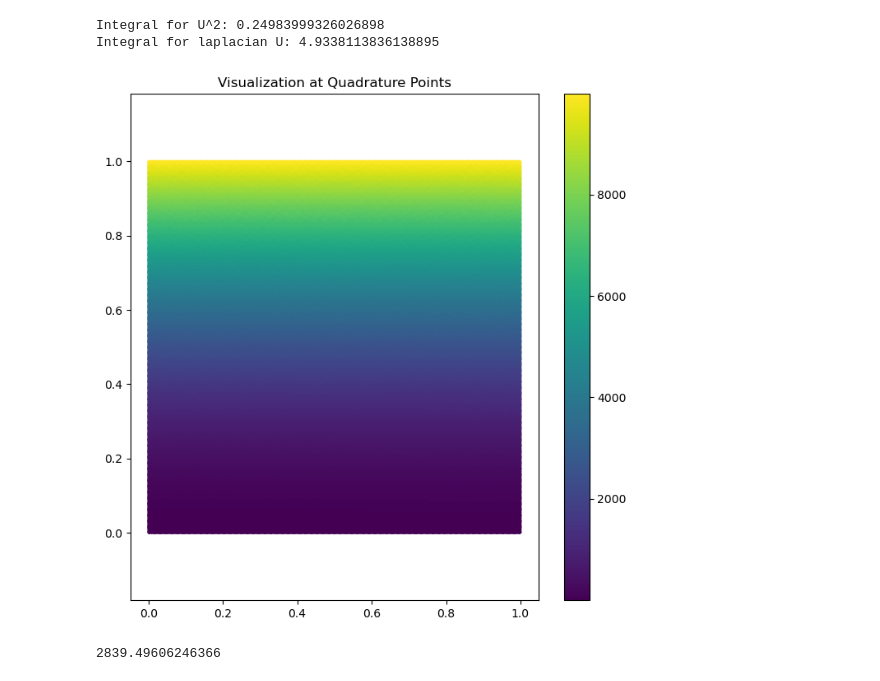
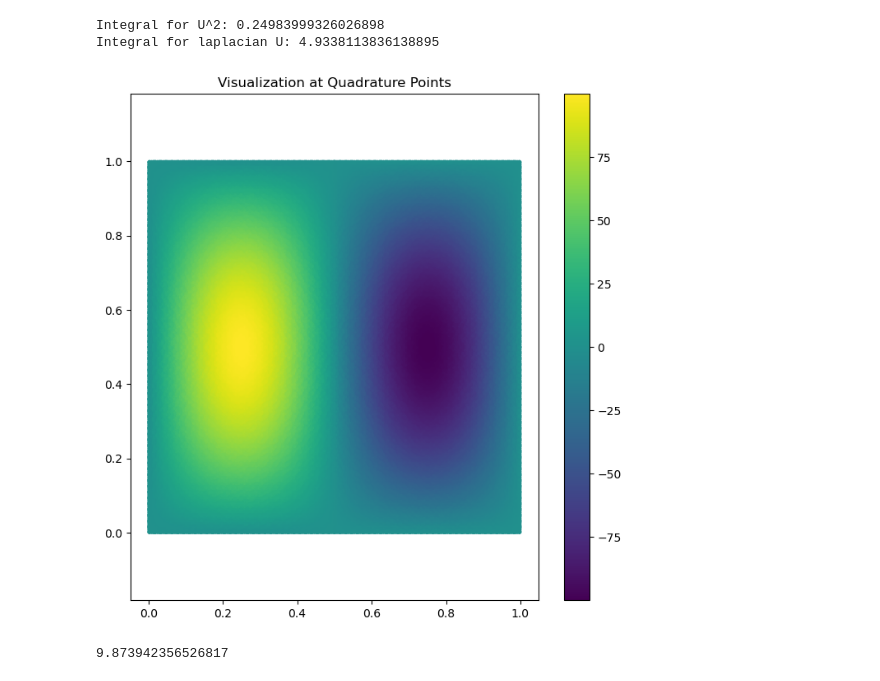
Before and after one commit to vcaipu/cqednumerics, a Jupyter notebook: fem_scratch.ipynb, the cells around one changed output. Drawn from its saved outputs; the diff is of its cells as text; code cells hidden in the pictures.

```diff
--- a/fem_scratch.ipynb
+++ b/fem_scratch.ipynb
@@ -435,6 +435,7 @@ def laplacian(u,grad_u,x_vec):
     return jnp.sum(grad_u**2, axis=0)
 
 def v(x,y):
+    return (100* jnp.sin(2*jnp.pi * x) * jnp.sin(jnp.pi * y))
     return (10 *(x)**2 +  10000*(y)**2)
 
 def lagrangian(u, grad_u, x_vec):
@@ -742,35 +738,36 @@ Integral for laplacian U: 4.9338113836138895
 def plot_at_quad(vals,element):
     X_ref,W_ref = fem.quadrature.get_quadrature(element,intorder)
     coords = basis.mapping.F(X_ref)
     flat_coords = coords.reshape(2, -1)
 
     plt.figure(figsize=(8, 8))
     sc = plt.scatter(flat_coords[0], flat_coords[1], c=vals, s=5, cmap='viridis')
 
     # 3. Add colorbar and formatting
     plt.colorbar(sc)
     plt.title("Visualization at Quadrature Points")
     plt.axis('equal')
     plt.show()
 
 def v(x,y):
+    return (100* jnp.sin(2*jnp.pi * x) * jnp.sin(jnp.pi * y))
     return (10 *(x)**2 +  10000*(y)**2)
-    # return (100 * jnp.cos(4*jnp.pi*x) +  10000*(y-0.5)**2)
+    return (100 * jnp.cos(4*jnp.pi*x) +  10000*(y-0.5)**2)
 
 def get_pot_quad(node_coords_global,dof_map,phi_val):
     x_quad = interpolate_values(node_coords_global,dof_map,phi_val)
     x,y = x_quad.transpose(2, 0, 1)
     f = v(x,y) #evaluted at quadratures
     return f
 
 # x_quad = interpolate_values(node_coords_global,dof_map,phi_val)
 # x,y = x_quad.transpose(2, 0, 1)
 # vals = v(x,y)
 
 vals = get_pot_quad(node_coords_global,dof_map,phi_val)
 plot_at_quad(vals,element)
 # %% [output]
-[figure, old version]
+[figure, new version]
 # %%
 def normalize(u_vals,dof_map,phi_val):
     u_quad = interpolate_values(u_vals,dof_map,phi_val)
@@ -812,7 +809,7 @@ interior_vals = getInteriorValsTest(None,None,basis.doflocs,interior_dofs)
 cost = cost_func(interior_vals,dof_map,phi_val,phi_grad,interior_dofs,basis)
 print(cost)
 # %% [output]
-2839.49606246366
+9.873942356526817
 # %%
 u_init_interior = jnp.ones(len(interior_dofs))
 print("\nStarting Optimization...")
```
Also changed, not shown: parts of 3 cells of this notebook, 1 other file.
